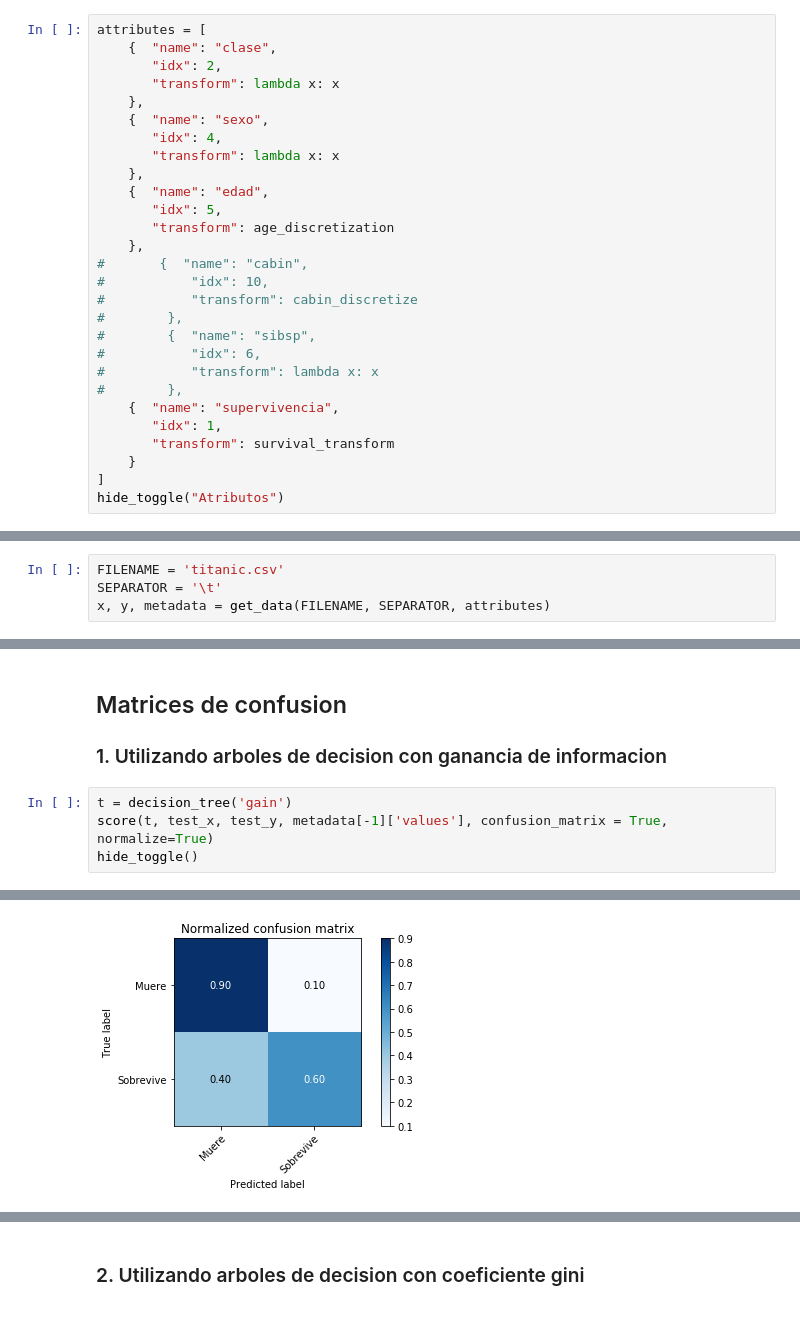
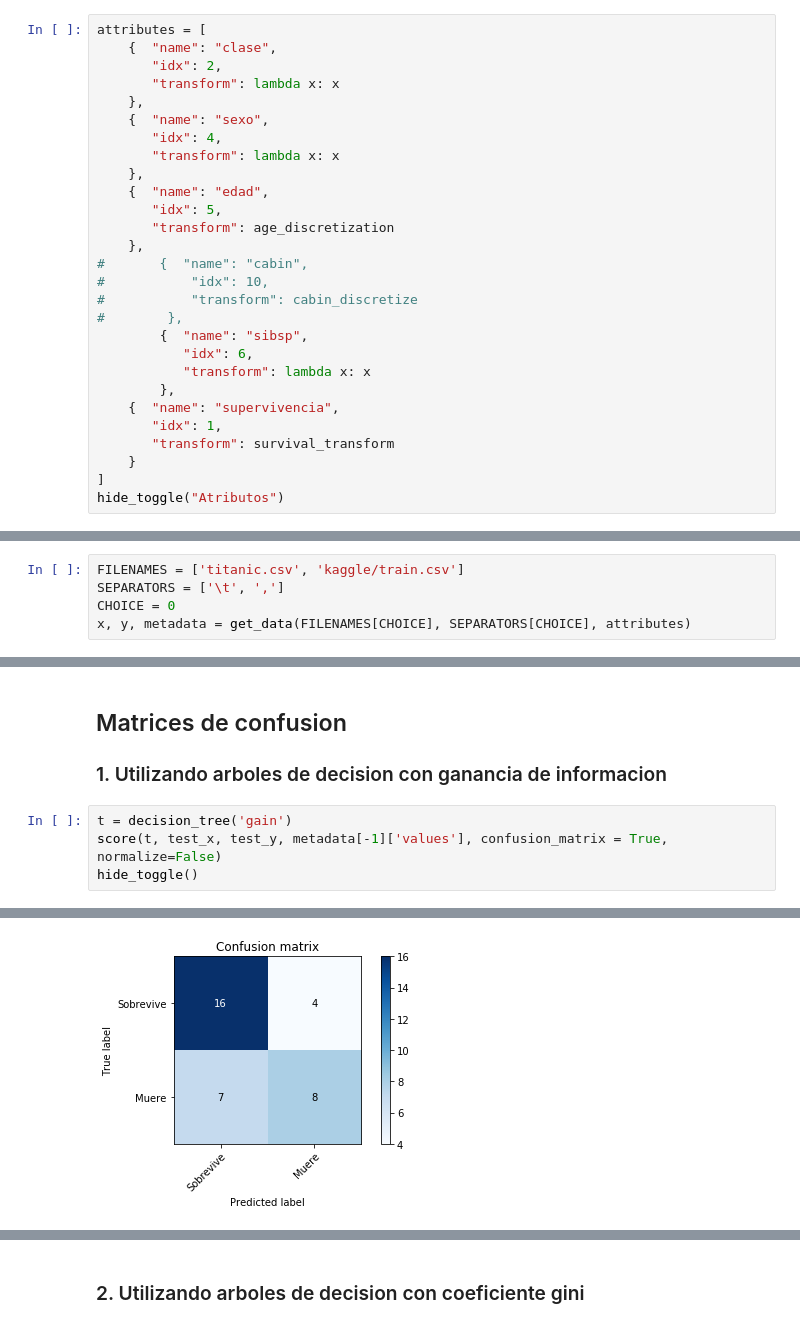
Before and after one commit to marcelolynch/machinelearning, a Jupyter notebook: tp2/Titanic.ipynb, the cells around one changed output, grey strips where cells are left out. Drawn from its saved outputs; the diff is of its cells as text.

Commit message:
Cambios en el jupyter de titanic

```diff
--- a/tp2/Titanic.ipynb
+++ b/tp2/Titanic.ipynb
@@ -94,10 +97,10 @@ attributes = [
 #           "idx": 10,
 #           "transform": cabin_discretize
 #        },
-#        {  "name": "sibsp",
-#           "idx": 6,
-#           "transform": lambda x: x
-#        },
+        {  "name": "sibsp",
+           "idx": 6,
+           "transform": lambda x: x
+        },
     {  "name": "supervivencia",
        "idx": 1,
        "transform": survival_transform
@@ -107,9 +110,10 @@ hide_toggle("Atributos")
 # %% [output]
 [interactive output not drawn]
 # %%
-FILENAME = 'titanic.csv'
-SEPARATOR = '\t'
-x, y, metadata = get_data(FILENAME, SEPARATOR, attributes)
+FILENAMES = ['titanic.csv', 'kaggle/train.csv']
+SEPARATORS = ['\t', ',']
+CHOICE = 0
+x, y, metadata = get_data(FILENAMES[CHOICE], SEPARATORS[CHOICE], attributes)
 # %% [markdown]
 ### Definimos las constantes
 # %%
@@ -163,6 +167,6 @@ g
 ### 1. Utilizando arboles de decision con ganancia de informacion
 # %%
 t = decision_tree('gain')
-score(t, test_x, test_y, metadata[-1]['values'], confusion_matrix = True, normalize=True)
+score(t, test_x, test_y, metadata[-1]['values'], confusion_matrix = True, normalize=False)
 hide_toggle()
 # %% [output]
@@ -183,4 +187,4 @@ HARMONIC MEANS
-[figure, old version]
+[figure, new version]
 [interactive output not drawn]
 # %% [markdown]
 ### 2. Utilizando arboles de decision con coeficiente gini
```
Also changed, not shown: parts of 8 cells of this notebook.
